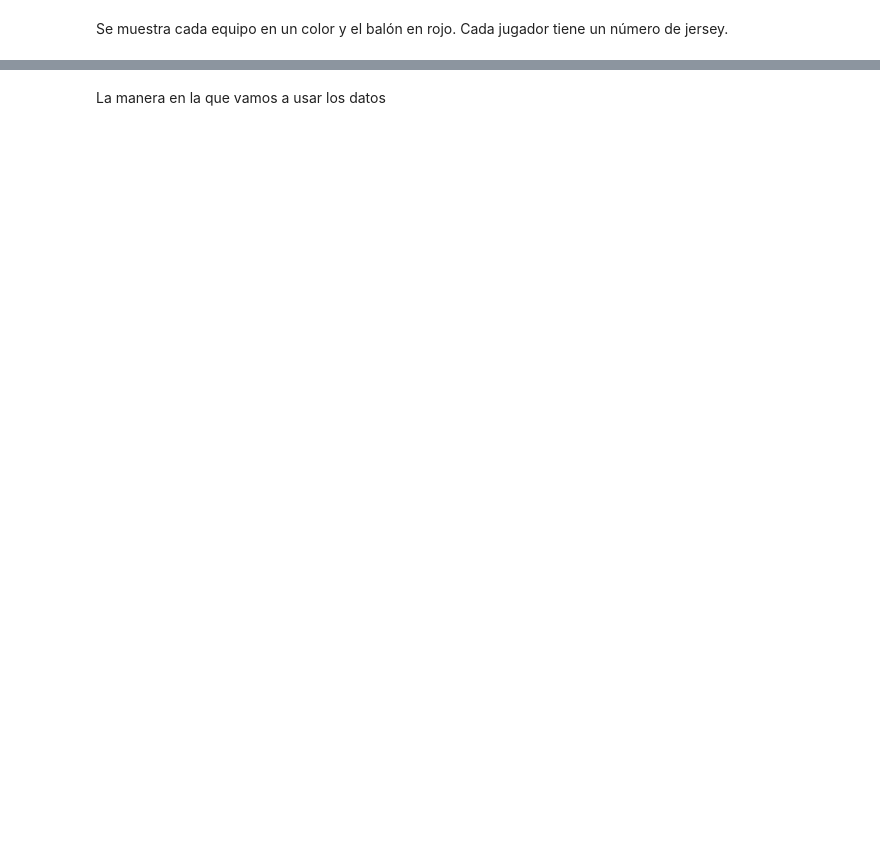
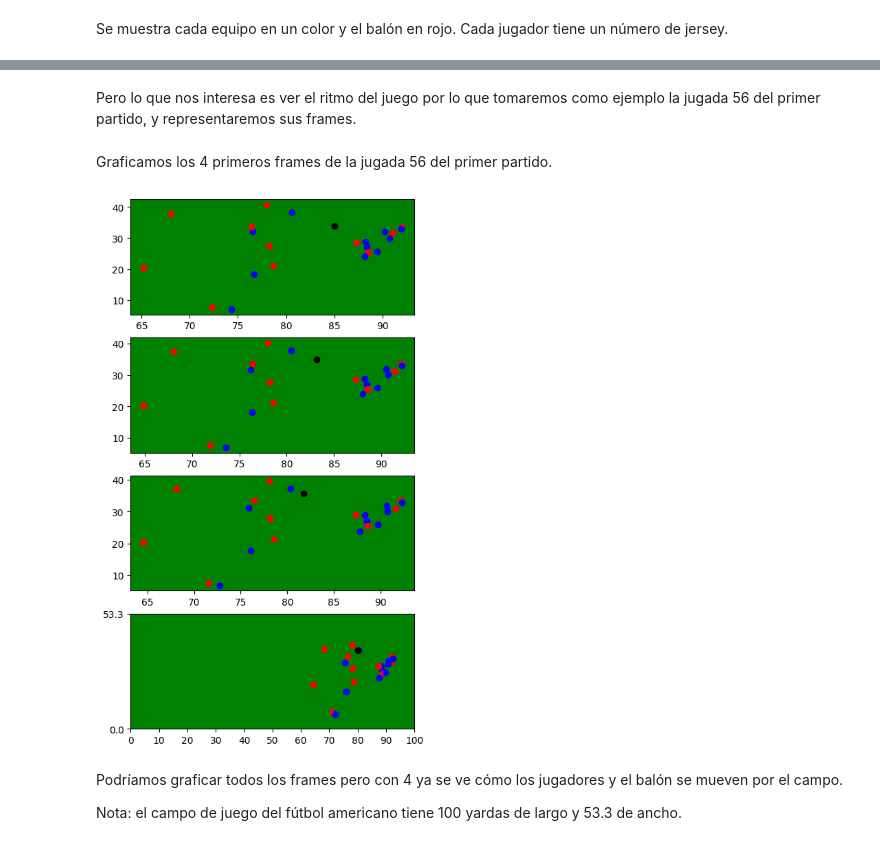
Before and after one commit to Alf-caput/NFL2022_TacklePredictNN, a Jupyter notebook: Practica_final.ipynb, the cells around one changed output, grey strips where cells are left out. Saved outputs shown, nothing was run; the diff lists cells and outputs as text; code cells hidden in the pictures; blank space fills up the shorter version.

Commit message:
añadido explicaciones y subplots de los frames de una jugada

```diff
--- a/Practica_final.ipynb
+++ b/Practica_final.ipynb
@@ -152,4 +140,0 @@ snapshot
-# %%
-df = dfs['tracking_week_1']
-snapshot2 = df[df['frameId'] == frame_ids[0]]
-snapshot2
@@ -249,2 +198,34 @@ snapshot
-# %% [markdown]
-La manera en la que vamos a usar los datos
+# %% [markdown]
+Pero lo que nos interesa es ver el ritmo del juego por lo que tomaremos como ejemplo la jugada 56 del primer partido, y representaremos sus frames.
+# %%
+play56_game1 = df[df['playId']==56][df['gameId']==2022090800]
+# %% [markdown]
+Graficamos los 4 primeros frames de la jugada 56 del primer partido.
+# %%
+import matplotlib.pyplot as plt
+frames = play56_game1['frameId'].unique() # contamos cuantos frames tiene la jugada 56
+clubs = play56_game1['club'].unique()     # los equipos del partido (el balón es el equipo 'football')
+
+fig, axs = plt.subplots(nrows=4, ncols=1, figsize=(5.33, 10))
+
+for frame in df['frameId'].unique()[:4]:
+  snapshot = play56_game1[play56_game1['frameId'] == frame]
+  for i, row in snapshot.iterrows():
+    if row['club'] == clubs[0]:
+      color = 'blue'
+    elif row['club'] == clubs[1]:
+      color = 'red'
+    else:
+      color = 'black'
+    axs[frame-1].scatter(row['x'], row['y'], marker='o', color=color)
+    plt.xticks(range(0, 110, 10))
+    plt.yticks([0, 53.3])
+    axs[frame-1].set_facecolor('green')
+
+plt.show()
+# %% [output]
+[figure, added]
+# %% [markdown]
+Podríamos graficar todos los frames pero con 4 ya se ve cómo los jugadores y el balón se mueven por el campo.
+
+Nota: el campo de juego del fútbol americano tiene 100 yardas de largo y 53.3 de ancho.
```
Also changed, not shown: parts of 24 cells of this notebook.
